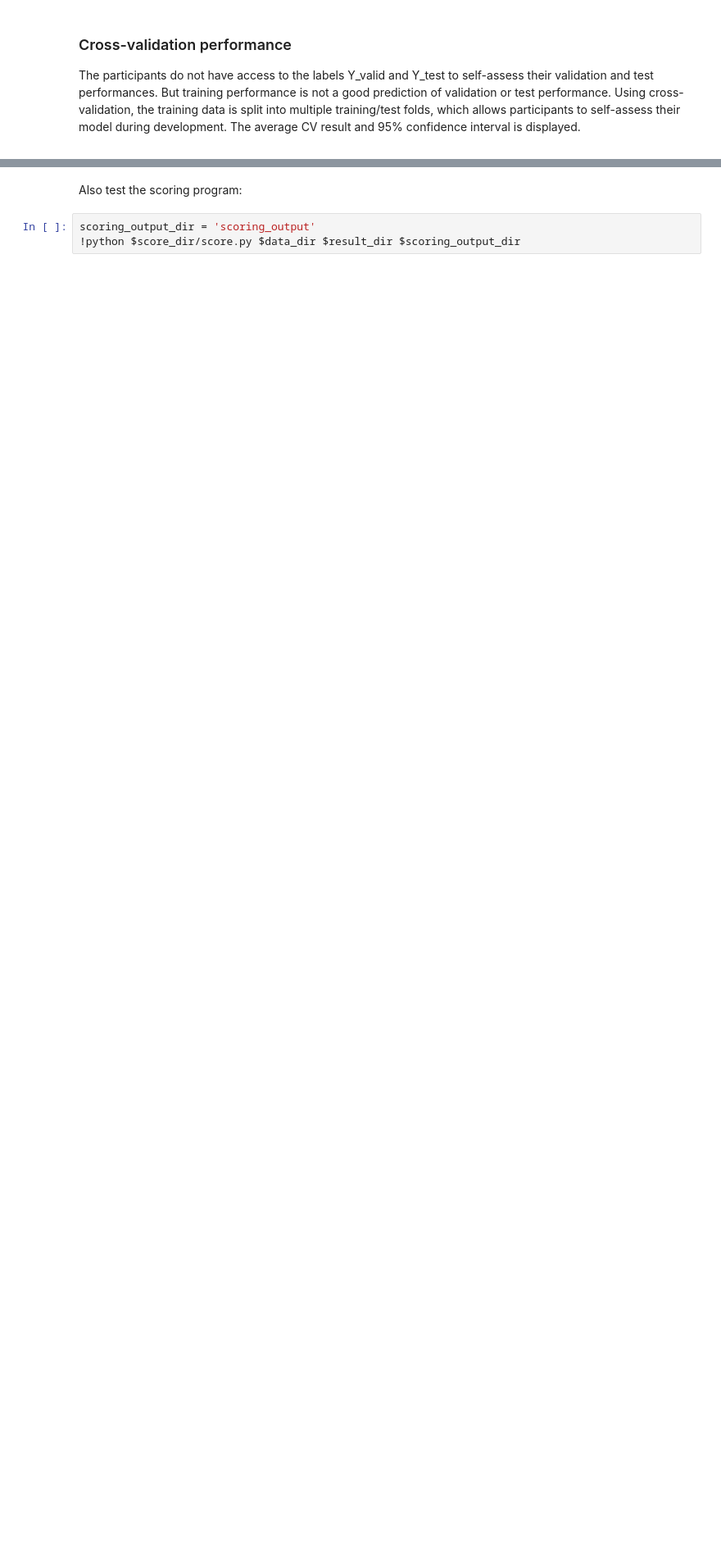
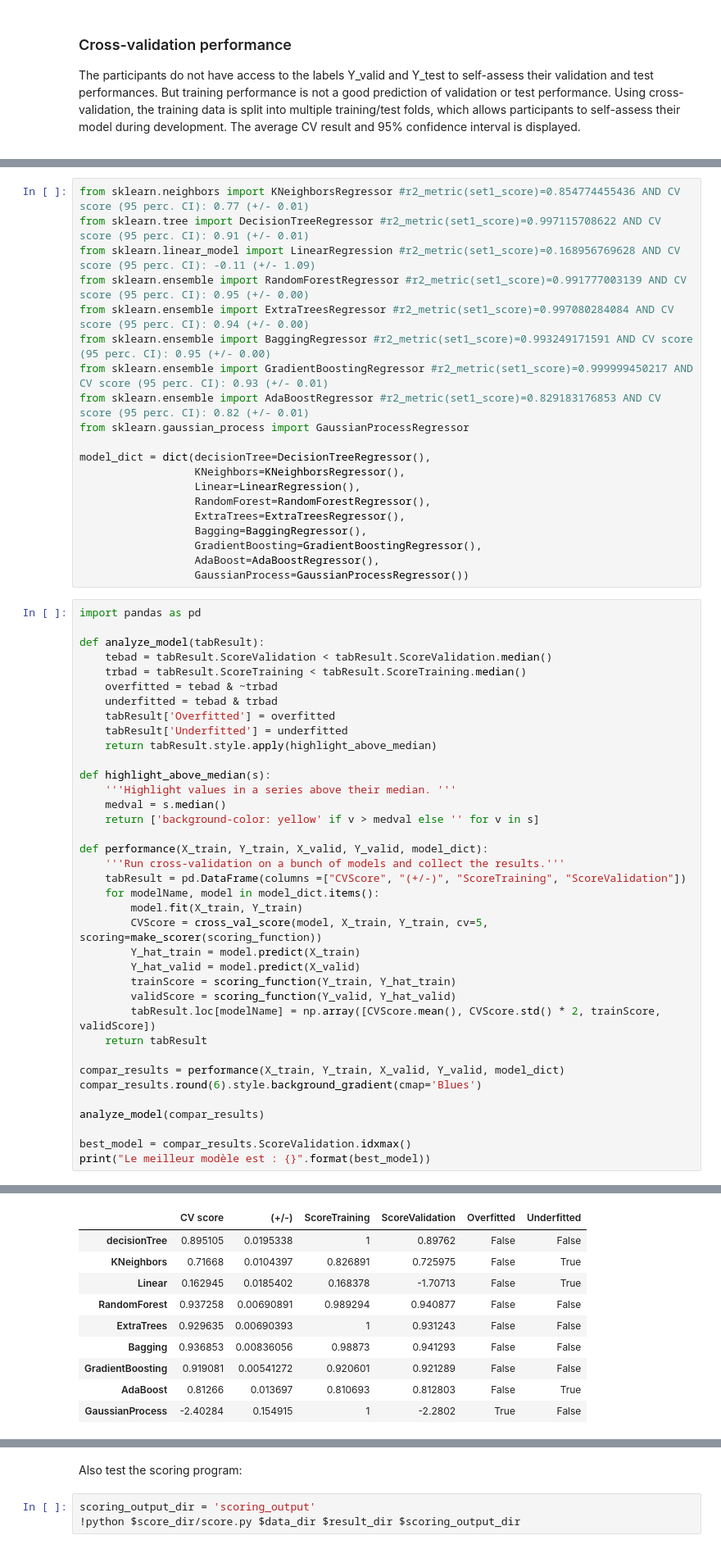
Before and after one commit to Fanoa/Taxi, a Jupyter notebook: starting_kit/README_Model.ipynb, the cells around one changed output, grey strips where cells are left out. Shown at 82% size. Drawn from its saved outputs; the diff is of its cells as text; blank space fills up the shorter version.

```diff
--- a/starting_kit/README_Model.ipynb
+++ b/starting_kit/README_Model.ipynb
@@ -406,0 +403,58 @@ CV score (95 perc. CI): 0.94 (+/- 0.01)
+# %%
+from sklearn.neighbors import KNeighborsRegressor #r2_metric(set1_score)=0.854774455436 AND CV score (95 perc. CI): 0.77 (+/- 0.01)
+from sklearn.tree import DecisionTreeRegressor #r2_metric(set1_score)=0.997115708622 AND CV score (95 perc. CI): 0.91 (+/- 0.01)
+from sklearn.linear_model import LinearRegression #r2_metric(set1_score)=0.168956769628 AND CV score (95 perc. CI): -0.11 (+/- 1.09)
+from sklearn.ensemble import RandomForestRegressor #r2_metric(set1_score)=0.991777003139 AND CV score (95 perc. CI): 0.95 (+/- 0.00)
+from sklearn.ensemble import ExtraTreesRegressor #r2_metric(set1_score)=0.997080284084 AND CV score (95 perc. CI): 0.94 (+/- 0.00)
+from sklearn.ensemble import BaggingRegressor #r2_metric(set1_score)=0.993249171591 AND CV score (95 perc. CI): 0.95 (+/- 0.00)
+from sklearn.ensemble import GradientBoostingRegressor #r2_metric(set1_score)=0.999999450217 AND CV score (95 perc. CI): 0.93 (+/- 0.01)
+from sklearn.ensemble import AdaBoostRegressor #r2_metric(set1_score)=0.829183176853 AND CV score (95 perc. CI): 0.82 (+/- 0.01)
+from sklearn.gaussian_process import GaussianProcessRegressor
+
+model_dict = dict(decisionTree=DecisionTreeRegressor(),
+                  KNeighbors=KNeighborsRegressor(),
+                  Linear=LinearRegression(),
+                  RandomForest=RandomForestRegressor(),
+                  ExtraTrees=ExtraTreesRegressor(),
+                  Bagging=BaggingRegressor(),
+                  GradientBoosting=GradientBoostingRegressor(),
+                  AdaBoost=AdaBoostRegressor(),
+                  GaussianProcess=GaussianProcessRegressor())
+# %%
+import pandas as pd
+
+def analyze_model(tabResult):
+    tebad = tabResult.ScoreValidation < tabResult.ScoreValidation.median()
+    trbad = tabResult.ScoreTraining < tabResult.ScoreTraining.median()
+    overfitted = tebad & ~trbad
+    underfitted = tebad & trbad
+    tabResult['Overfitted'] = overfitted
+    tabResult['Underfitted'] = underfitted
+    return tabResult.style.apply(highlight_above_median)
+
+def highlight_above_median(s):
+    '''Highlight values in a series above their median. '''
+    medval = s.median()
+    return ['background-color: yellow' if v > medval else '' for v in s]
+
+def performance(X_train, Y_train, X_valid, Y_valid, model_dict):
+    '''Run cross-validation on a bunch of models and collect the results.'''
+    tabResult = pd.DataFrame(columns =["CVScore", "(+/-)", "ScoreTraining", "ScoreValidation"])
+    for modelName, model in model_dict.items():
+        model.fit(X_train, Y_train)
+        CVScore = cross_val_score(model, X_train, Y_train, cv=5, scoring=make_scorer(scoring_function))
+        Y_hat_train = model.predict(X_train)
+        Y_hat_valid = model.predict(X_valid)
+        trainScore = scoring_function(Y_train, Y_hat_train)
+        validScore = scoring_function(Y_valid, Y_hat_valid)
+        tabResult.loc[modelName] = np.array([CVScore.mean(), CVScore.std() * 2, trainScore, validScore])
+    return tabResult
+
+compar_results = performance(X_train, Y_train, X_valid, Y_valid, model_dict)
+compar_results.round(6).style.background_gradient(cmap='Blues')
+
+analyze_model(compar_results)
+
+best_model = compar_results.ScoreValidation.idxmax()
+print("Le meilleur modèle est : {}".format(best_model))
+# %% [output]
@@ -406,0 +462,10 @@ CV score (95 perc. CI): 0.94 (+/- 0.01)
+|  | CV score | (+/-) | ScoreTraining | ScoreValidation | Overfitted | Underfitted |
+| decisionTree | 0.895105 | 0.0195338 | 1 | 0.89762 | False | False |
+| KNeighbors | 0.71668 | 0.0104397 | 0.826891 | 0.725975 | False | True |
+| Linear | 0.162945 | 0.0185402 | 0.168378 | -1.70713 | False | True |
+| RandomForest | 0.937258 | 0.00690891 | 0.989294 | 0.940877 | False | False |
+| ExtraTrees | 0.929635 | 0.00690393 | 1 | 0.931243 | False | False |
+| Bagging | 0.936853 | 0.00836056 | 0.98873 | 0.941293 | False | False |
+| GradientBoosting | 0.919081 | 0.00541272 | 0.920601 | 0.921289 | False | False |
+| AdaBoost | 0.81266 | 0.013697 | 0.810693 | 0.812803 | False | True |
+| GaussianProcess | -2.40284 | 0.154915 | 1 | -2.2802 | True | False |
```
Also changed, not shown: parts of 13 cells of this notebook.
